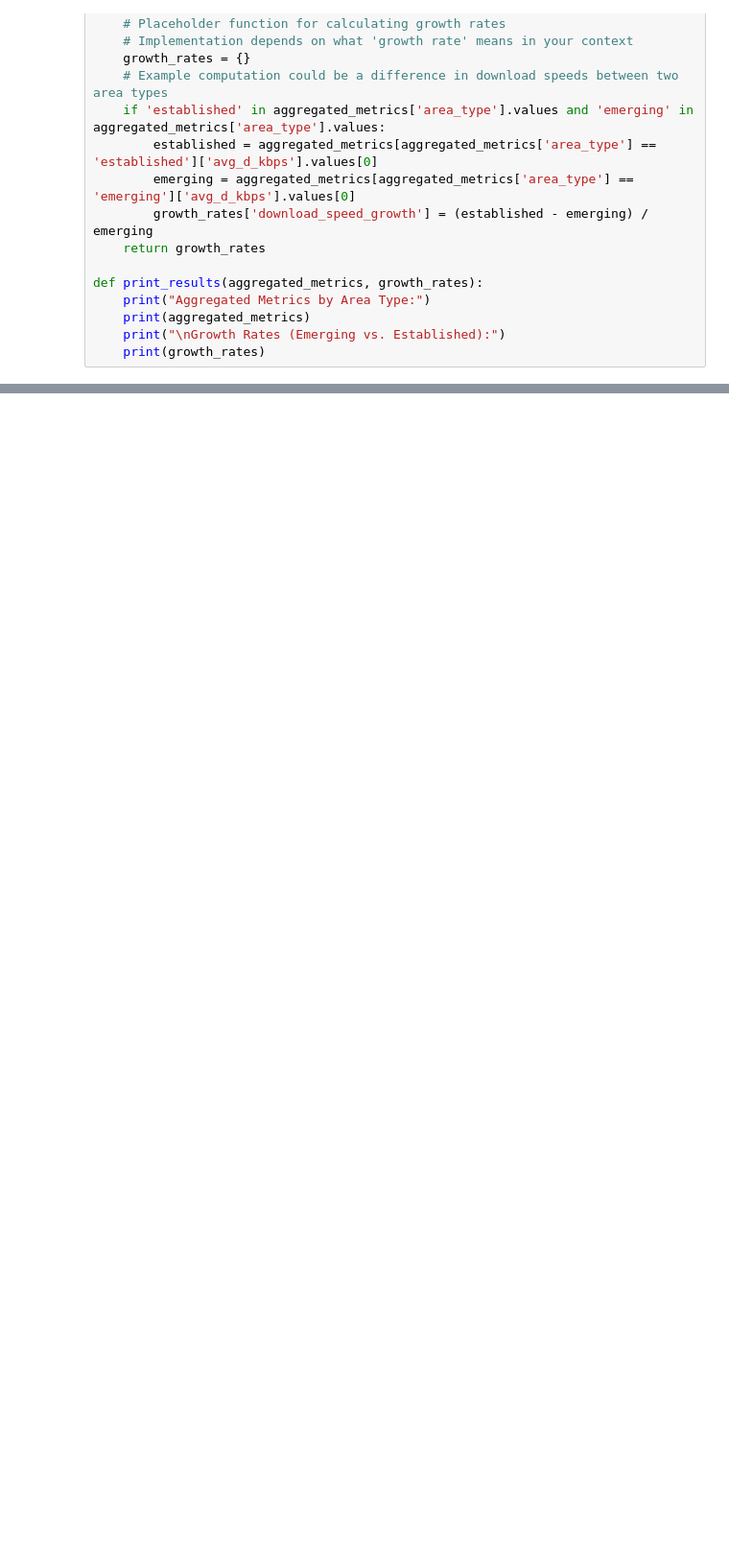
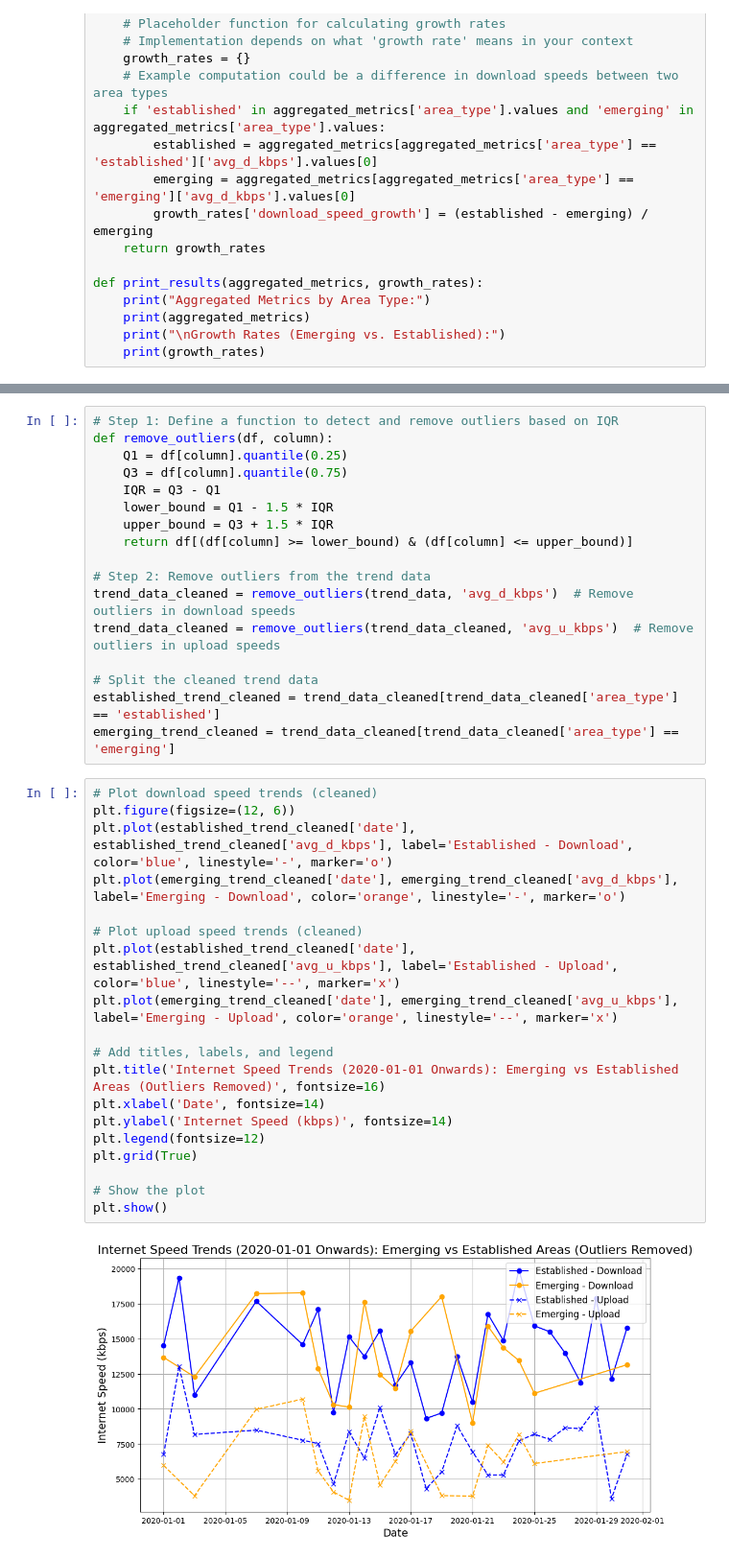
Before and after one commit to nasrrx/IndonesiaInternetSpeeds, a Jupyter notebook: DataAnalysisProject.ipynb, the cells around one changed output, grey strips where cells are left out. Shown at 96% size. Cells and saved outputs as stored; diff of their text form; blank space fills up the shorter version.

```diff
--- a/DataAnalysisProject.ipynb
+++ b/DataAnalysisProject.ipynb
@@ -308,0 +591,38 @@ Processed chunk 21 in 0.30 seconds
+# %%
+# Step 1: Define a function to detect and remove outliers based on IQR
+def remove_outliers(df, column):
+    Q1 = df[column].quantile(0.25)
+    Q3 = df[column].quantile(0.75)
+    IQR = Q3 - Q1
+    lower_bound = Q1 - 1.5 * IQR
+    upper_bound = Q3 + 1.5 * IQR
+    return df[(df[column] >= lower_bound) & (df[column] <= upper_bound)]
+
+# Step 2: Remove outliers from the trend data
+trend_data_cleaned = remove_outliers(trend_data, 'avg_d_kbps')  # Remove outliers in download speeds
+trend_data_cleaned = remove_outliers(trend_data_cleaned, 'avg_u_kbps')  # Remove outliers in upload speeds
+
+# Split the cleaned trend data
+established_trend_cleaned = trend_data_cleaned[trend_data_cleaned['area_type'] == 'established']
+emerging_trend_cleaned = trend_data_cleaned[trend_data_cleaned['area_type'] == 'emerging']
+# %%
+# Plot download speed trends (cleaned)
+plt.figure(figsize=(12, 6))
+plt.plot(established_trend_cleaned['date'], established_trend_cleaned['avg_d_kbps'], label='Established - Download', color='blue', linestyle='-', marker='o')
+plt.plot(emerging_trend_cleaned['date'], emerging_trend_cleaned['avg_d_kbps'], label='Emerging - Download', color='orange', linestyle='-', marker='o')
+
+# Plot upload speed trends (cleaned)
+plt.plot(established_trend_cleaned['date'], established_trend_cleaned['avg_u_kbps'], label='Established - Upload', color='blue', linestyle='--', marker='x')
+plt.plot(emerging_trend_cleaned['date'], emerging_trend_cleaned['avg_u_kbps'], label='Emerging - Upload', color='orange', linestyle='--', marker='x')
+
+# Add titles, labels, and legend
+plt.title('Internet Speed Trends (2020-01-01 Onwards): Emerging vs Established Areas (Outliers Removed)', fontsize=16)
+plt.xlabel('Date', fontsize=14)
+plt.ylabel('Internet Speed (kbps)', fontsize=14)
+plt.legend(fontsize=12)
+plt.grid(True)
+
+# Show the plot
+plt.show()
+# %% [output]
+[figure, added]
```
Also changed, not shown: parts of 16 cells of this notebook, 8 other files.
